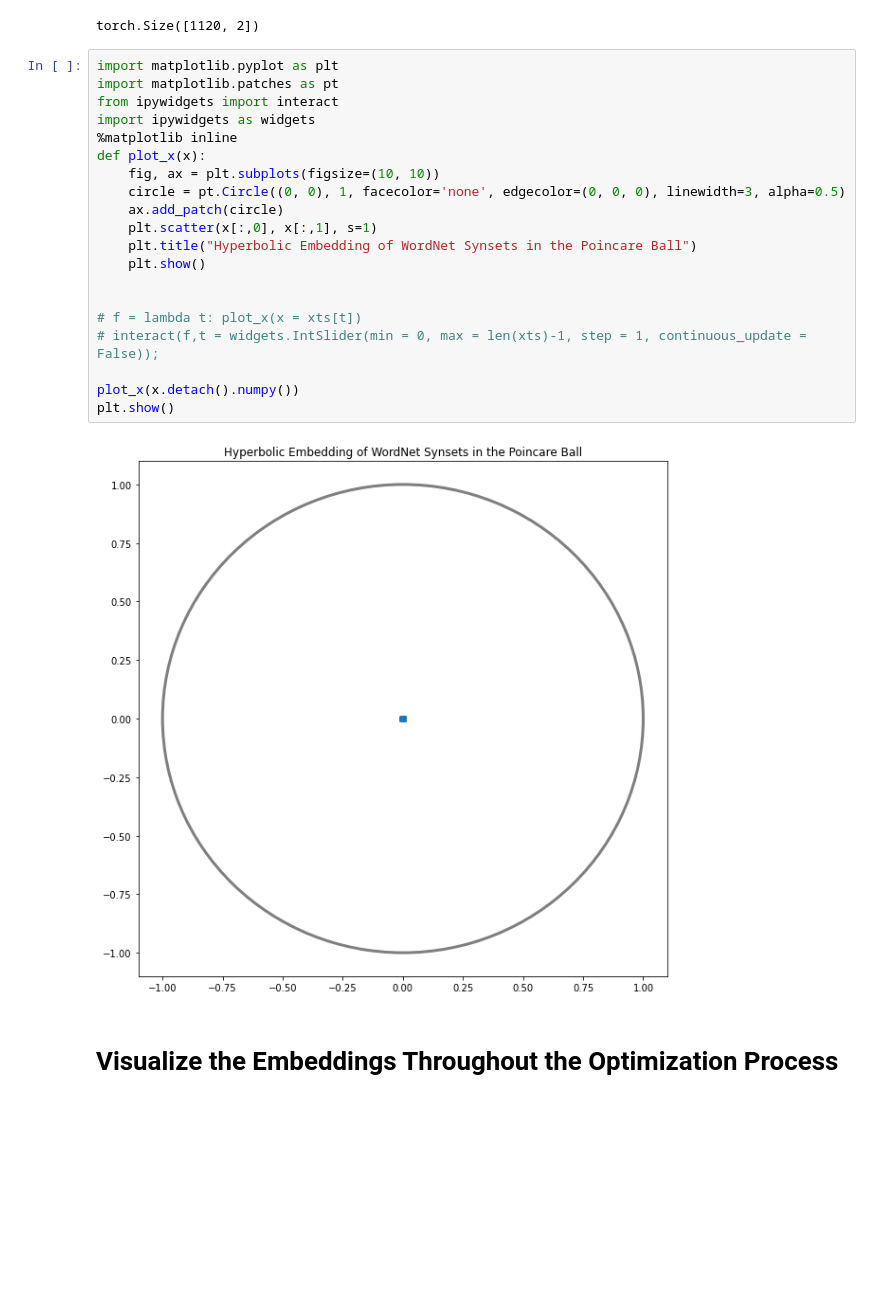
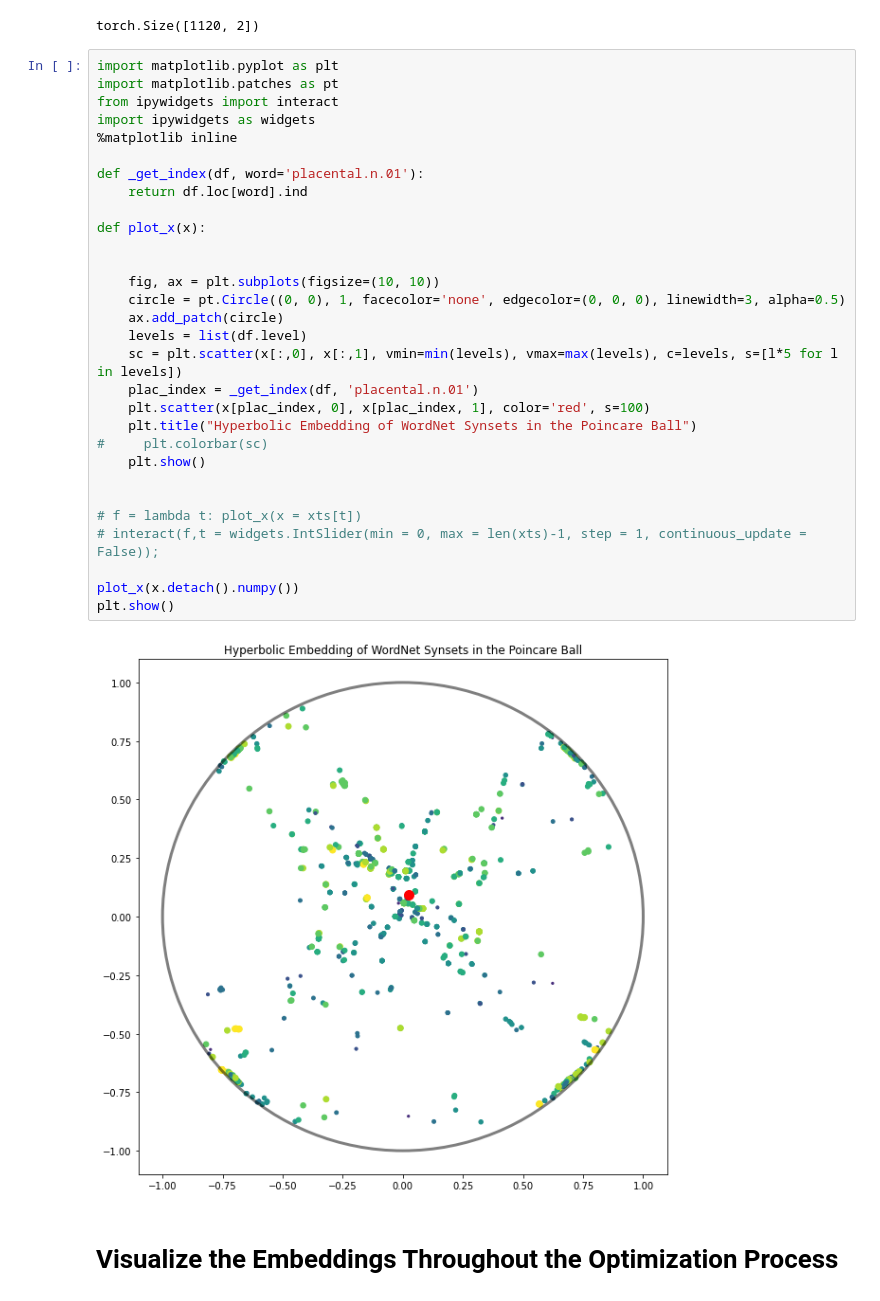
Before and after one commit to cshewmake2/wordnet_poincare, a Jupyter notebook: WordNet_Poincare_Embedding.ipynb, the cells around one changed output. Drawn from its saved outputs; the diff is of its cells as text; blank space fills up the shorter version.

Commit message:
improve plotting

```diff
--- a/WordNet_Poincare_Embedding.ipynb
+++ b/WordNet_Poincare_Embedding.ipynb
@@ -65,25 +65,35 @@ torch.Size([1120, 2])
 # %%
 import matplotlib.pyplot as plt
 import matplotlib.patches as pt
 from ipywidgets import interact
 import ipywidgets as widgets
 %matplotlib inline
+
+def _get_index(df, word='placental.n.01'):
+    return df.loc[word].ind
+
 def plot_x(x):
+
+
     fig, ax = plt.subplots(figsize=(10, 10))
     circle = pt.Circle((0, 0), 1, facecolor='none', edgecolor=(0, 0, 0), linewidth=3, alpha=0.5)
     ax.add_patch(circle)
-    plt.scatter(x[:,0], x[:,1], s=1)
+    levels = list(df.level)
+    sc = plt.scatter(x[:,0], x[:,1], vmin=min(levels), vmax=max(levels), c=levels, s=[l*5 for l in levels])
+    plac_index = _get_index(df, 'placental.n.01')
+    plt.scatter(x[plac_index, 0], x[plac_index, 1], color='red', s=100)
     plt.title("Hyperbolic Embedding of WordNet Synsets in the Poincare Ball")
+#     plt.colorbar(sc)
     plt.show()
 
 
 # f = lambda t: plot_x(x = xts[t])
 # interact(f,t = widgets.IntSlider(min = 0, max = len(xts)-1, step = 1, continuous_update = False));
 
 plot_x(x.detach().numpy())
 plt.show()
 # %% [output]
-[figure, old version]
+[figure, new version]
 # %% [markdown]
 # Visualize the Embeddings Throughout the Optimization Process
 # %%
```
Also changed, not shown: parts of 7 cells of this notebook.
